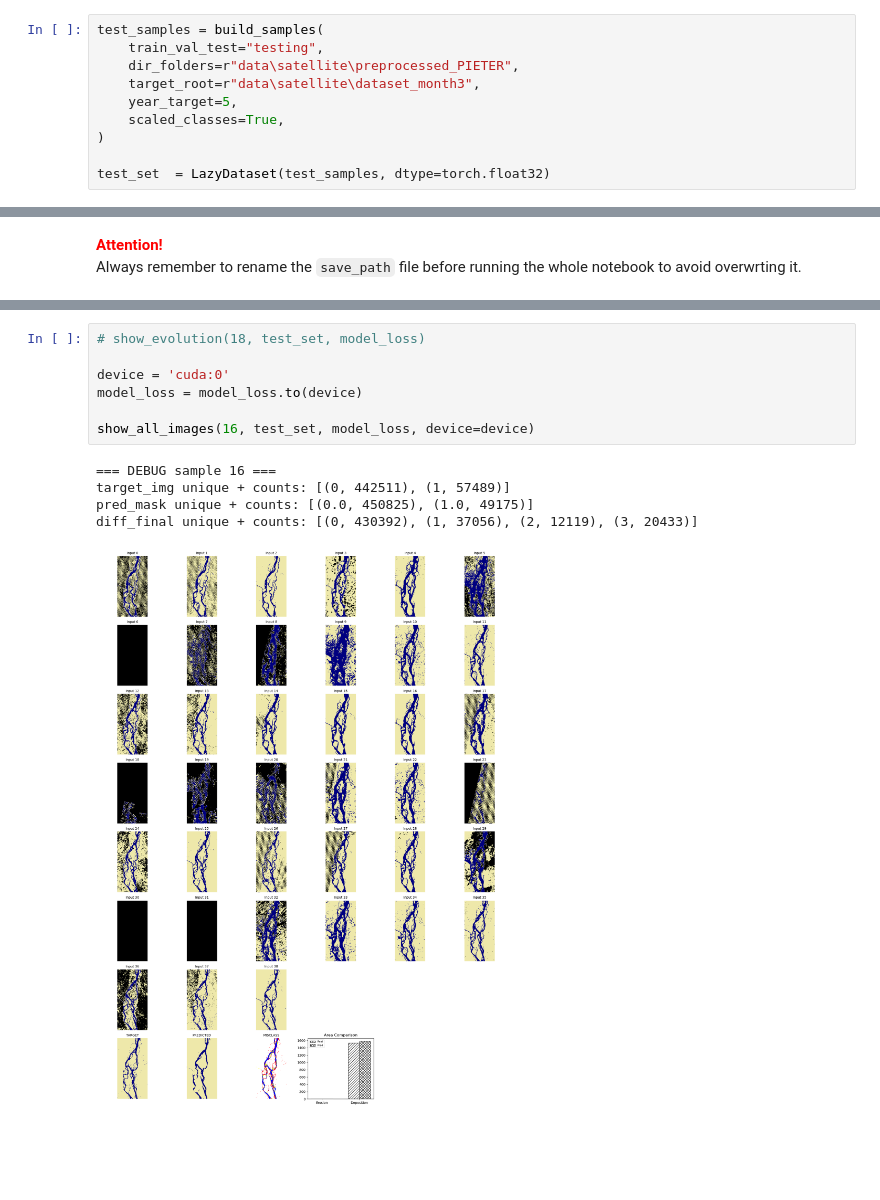
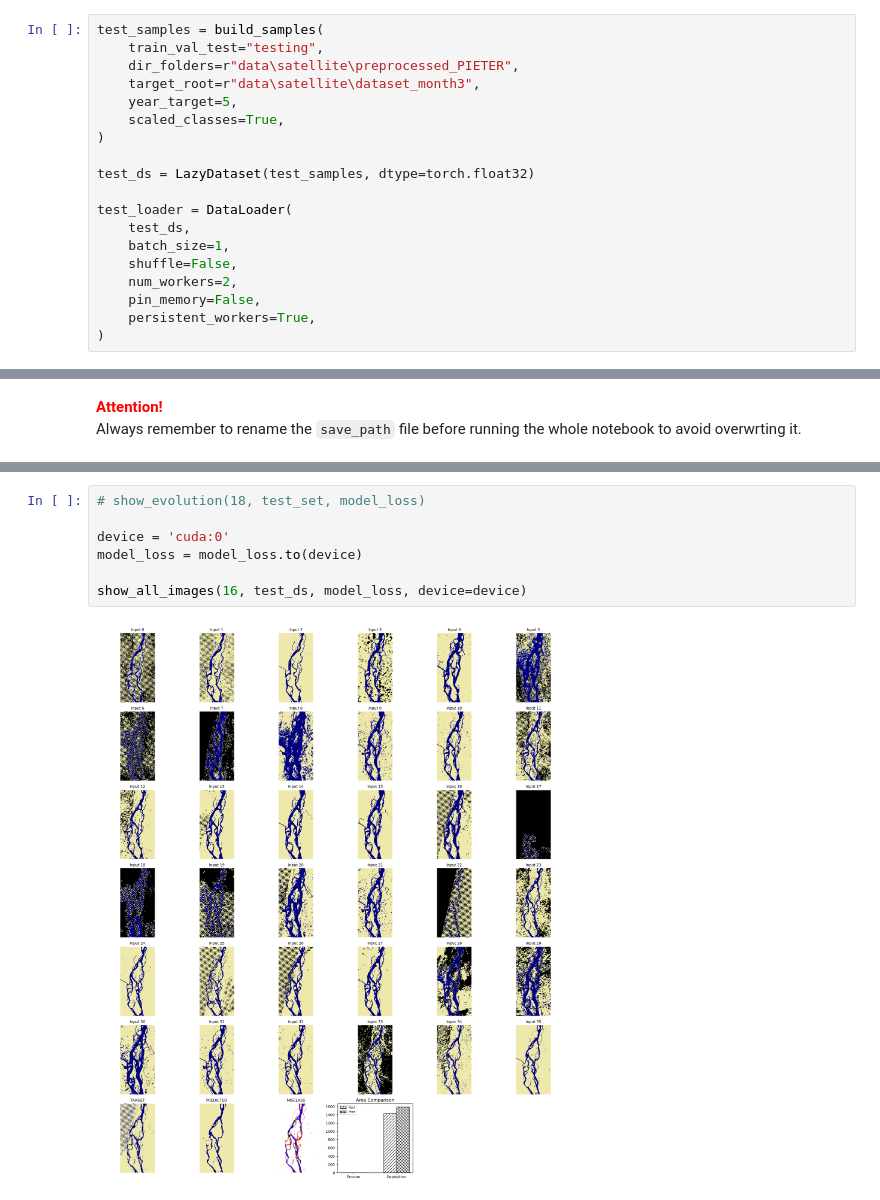
Before and after one commit to Matglassaa/jamunet-morpho-braided, a Jupyter notebook: model/Unet3D_train_val_spatial_dataset_PIETER.ipynb, the cells around one changed output, grey strips where cells are left out. Cells and saved outputs as stored; diff of their text form; blank space fills up the shorter version.

```diff
--- a/model/Unet3D_train_val_spatial_dataset_PIETER.ipynb
+++ b/model/Unet3D_train_val_spatial_dataset_PIETER.ipynb
@@ -606,7 +408,16 @@ test_samples = build_samples(
     scaled_classes=True,
 )
 
-test_set  = LazyDataset(test_samples, dtype=torch.float32)
+test_ds = LazyDataset(test_samples, dtype=torch.float32)
+
+test_loader = DataLoader(
+    test_ds,
+    batch_size=1,
+    shuffle=False,
+    num_workers=2,
+    pin_memory=False,
+    persistent_workers=True,
+)
 # %%
 metrics = [accuracies, precisions, recalls, f1_scores, csi_scores]
 
@@ -674,14 +504,10 @@ ATTENTION: the argument `save_name` is not specified: the plot is not saved.
 # %%
 # show_evolution(18, test_set, model_loss)
 
 device = 'cuda:0'
 model_loss = model_loss.to(device)
 
-show_all_images(16, test_set, model_loss, device=device)
+show_all_images(16, test_ds, model_loss, device=device)
 # %% [output]
-=== DEBUG sample 16 ===
-target_img unique + counts: [(0, 442511), (1, 57489)]
-pred_mask unique + counts: [(0.0, 450825), (1.0, 49175)]
-diff_final unique + counts: [(0, 430392), (1, 37056), (2, 12119), (3, 20433)]
-[figure, old version]
+[figure, new version]
 # %%
```
Also changed, not shown: parts of 24 cells of this notebook, 9 other files.
